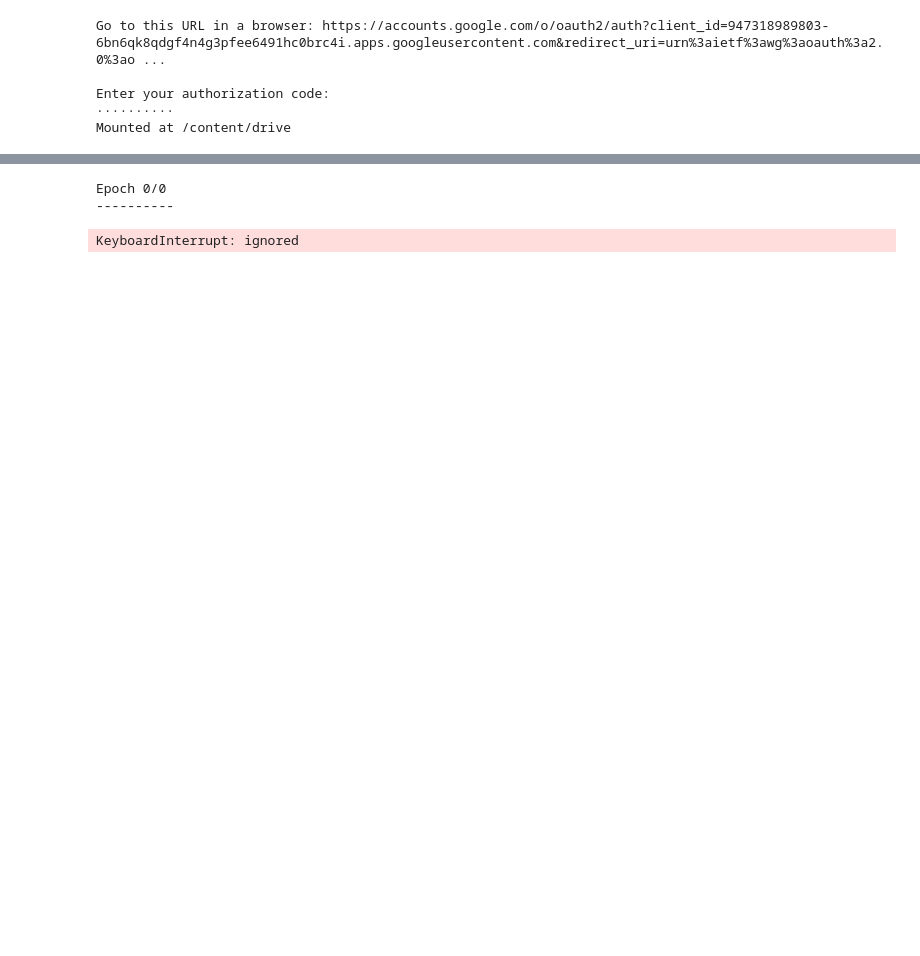
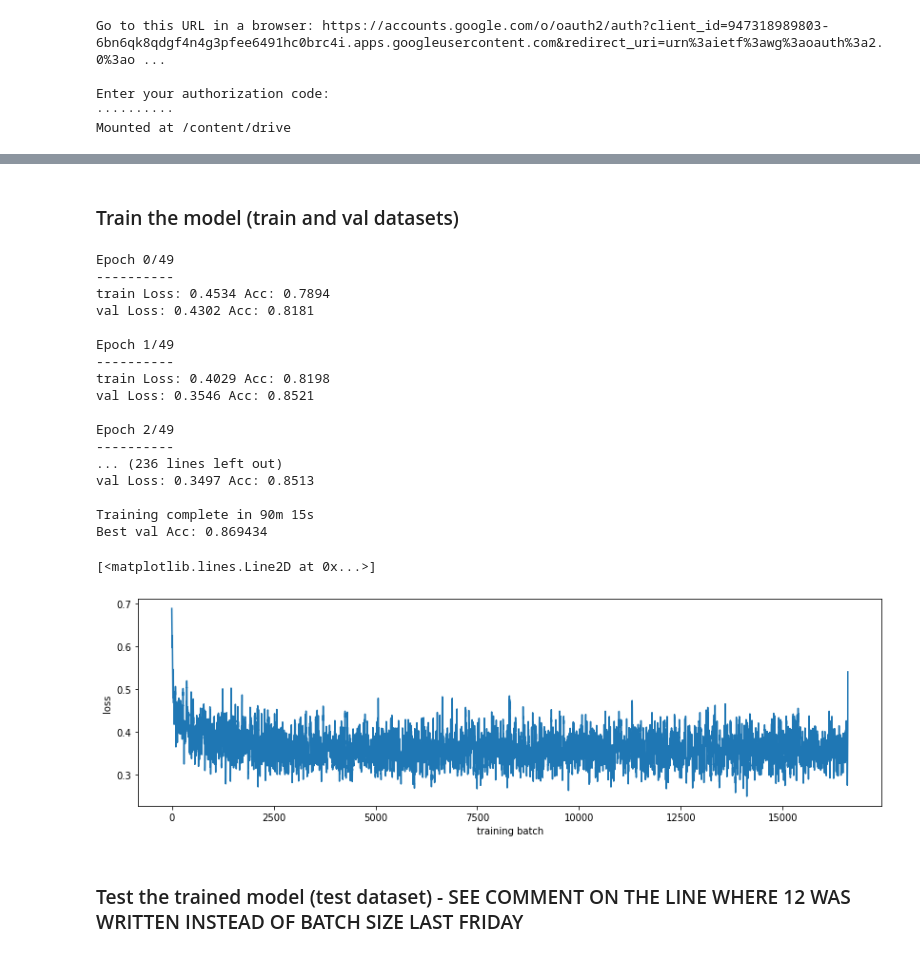
Before and after one commit to miahong/Colonoscopy-AI, a Jupyter notebook: colonoscopy_ai.ipynb, the cells around one changed output, grey strips where cells are left out. Cells and saved outputs as stored; diff of their text form; code cells hidden in the pictures; blank space fills up the shorter version.

```diff
--- a/colonoscopy_ai.ipynb
+++ b/colonoscopy_ai.ipynb
@@ -131,13 +159,0 @@ NameError: ignored
-# %%
-# Build train model with pretrain model
-LEARNING_RATE = 0.001
-MOMENTUM = 0.9
-STEP_SIZE = 7
-GAMMA = 0.1
-device = torch.device("cuda:0" if torch.cuda.is_available() else "cpu")
-model_ft = models.resnet18(pretrained=True)
-num_features = model_ft.fc.in_features
-model_ft.fc = nn.Linear(num_features, 2)
-criterion = nn.CrossEntropyLoss()
-optimizer_ft = optim.SGD(model_ft.parameters(), lr=LEARNING_RATE, momentum = MOMENTUM)
-exp_lr_scheduler = lr_scheduler.StepLR(optimizer_ft, step_size = STEP_SIZE, gamma=GAMMA)
@@ -144,6 +218,7 @@ exp_lr_scheduler = lr_scheduler.StepLR(optimizer_ft, step_size = STEP_SIZE, gamm
+# %% [markdown]
+### Train the model (train and val datasets)
 # %%
-# training model function
-# TODO: change the function to adjust the current dataloader
+# TODO : https://github.com/stared/livelossplot (Plot the loss and accuracy as the training happens)
 # reference to https://pytorch.org/tutorials/beginner/transfer_learning_tutorial.html#training-the-model
 
 def train_model(model, criterion, optimizer, scheduler, num_epochs=25):
@@ -151,18 +226,19 @@ def train_model(model, criterion, optimizer, scheduler, num_epochs=25):
 
     best_model_wts = copy.deepcopy(model.state_dict())
     best_acc = 0.0
+    train_losses = []
+    val_losses = []
 
     for epoch in range(num_epochs):
         print('Epoch {}/{}'.format(epoch, num_epochs - 1))
         print('-' * 10)
 
-        #TODO: change here
         # Each epoch has a training and validation phase
-        for phase in ['train', 'val']:
+        for phase in ['train','val']:
             if phase == 'train':
                 model.train()  # Set model to training mode
             else:
-                model.eval()   # Set model to evaluate mode
+                model.eval()   # Set model to evaluate mode for validation phase
 
             running_loss = 0.0
             running_corrects = 0
@@ -186,10 +262,14 @@ def train_model(model, criterion, optimizer, scheduler, num_epochs=25):
                     if phase == 'train':
                         loss.backward()
                         optimizer.step()
+                        train_losses.append(loss.item())                        ## TODO : change this so that we save only every 10 batches
+                    if phase == 'val':
+                        val_losses.append(loss.item())
 
                 # statistics
                 running_loss += loss.item() * inputs.size(0)
                 running_corrects += torch.sum(preds == labels.data)
+
             if phase == 'train':
                 scheduler.step()
 
@@ -213,11 +293,39 @@ def train_model(model, criterion, optimizer, scheduler, num_epochs=25):
 
     # load best model weights
     model.load_state_dict(best_model_wts)
-    return model
+    return model, train_losses, val_losses
-# %%
-N_EPOCHS = 1
-model_ft = train_model(model_ft, criterion, optimizer_ft, exp_lr_scheduler,num_epochs=N_EPOCHS)
-# %% [output]
-Epoch 0/0
-----------
-KeyboardInterrupt: ignored
+# %%
+# Hyper-parameter
+N_EPOCHS = 50
+
+model_ft, losses, _ = train_model(model_ft, criterion, optimizer_ft, exp_lr_scheduler,num_epochs=N_EPOCHS)
+
+def mean(li):
+    return sum(li)/len(li)
+
+plt.figure(figsize=(14, 4))
+plt.xlabel('training batch') # TODO : choose a better name for this
+plt.ylabel('loss')
+plt.plot([mean(losses[i:i+10]) for i in range(len(losses))])
+# %% [output]
+Epoch 0/49
+----------
+train Loss: 0.4534 Acc: 0.7894
+val Loss: 0.4302 Acc: 0.8181
+
+Epoch 1/49
+----------
+train Loss: 0.4029 Acc: 0.8198
+val Loss: 0.3546 Acc: 0.8521
+
+Epoch 2/49
+----------
+... (236 lines left out)
+val Loss: 0.3497 Acc: 0.8513
+
+Training complete in 90m 15s
+Best val Acc: 0.869434
+[<matplotlib.lines.Line2D at 0x...>]
+[figure, added]
+# %% [markdown]
+### Test the trained model (test dataset) - SEE COMMENT ON THE LINE WHERE 12 WAS WRITTEN INSTEAD OF BATCH SIZE LAST FRIDAY
```
Also changed, not shown: parts of 17 cells of this notebook.
